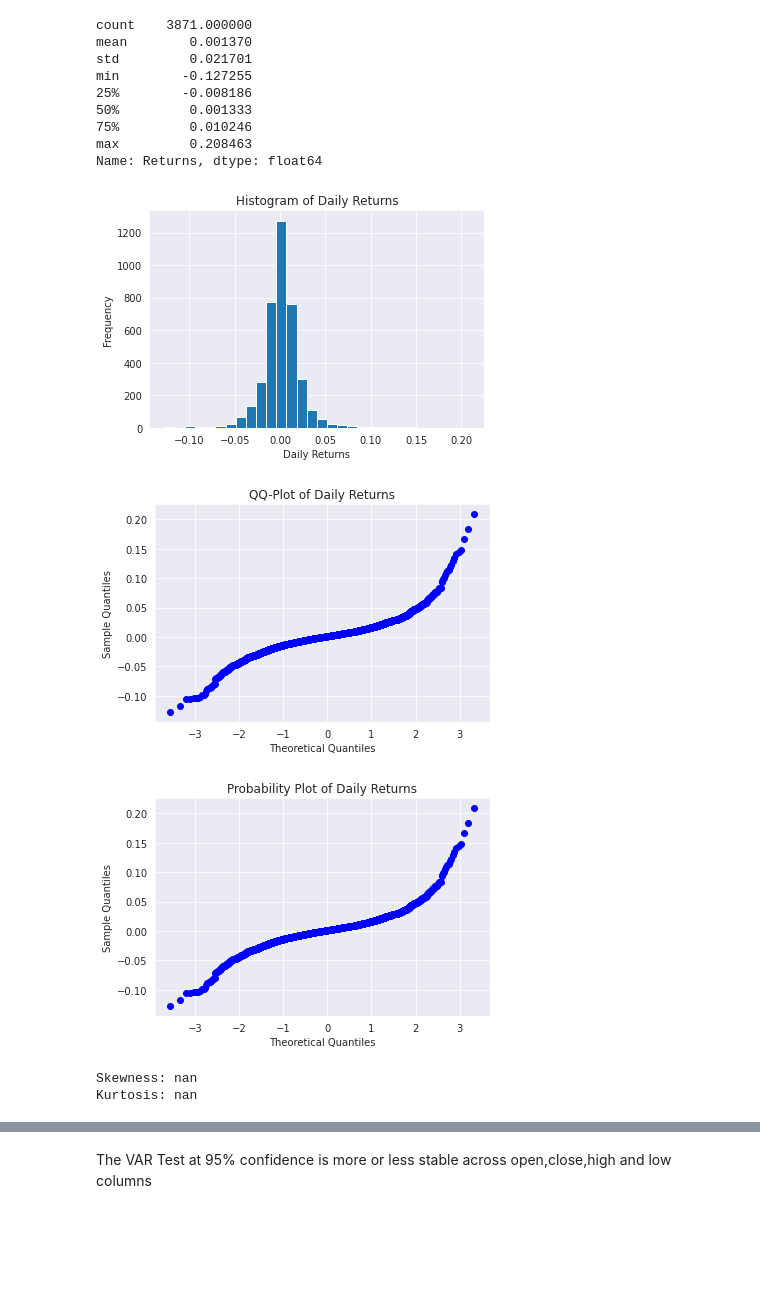
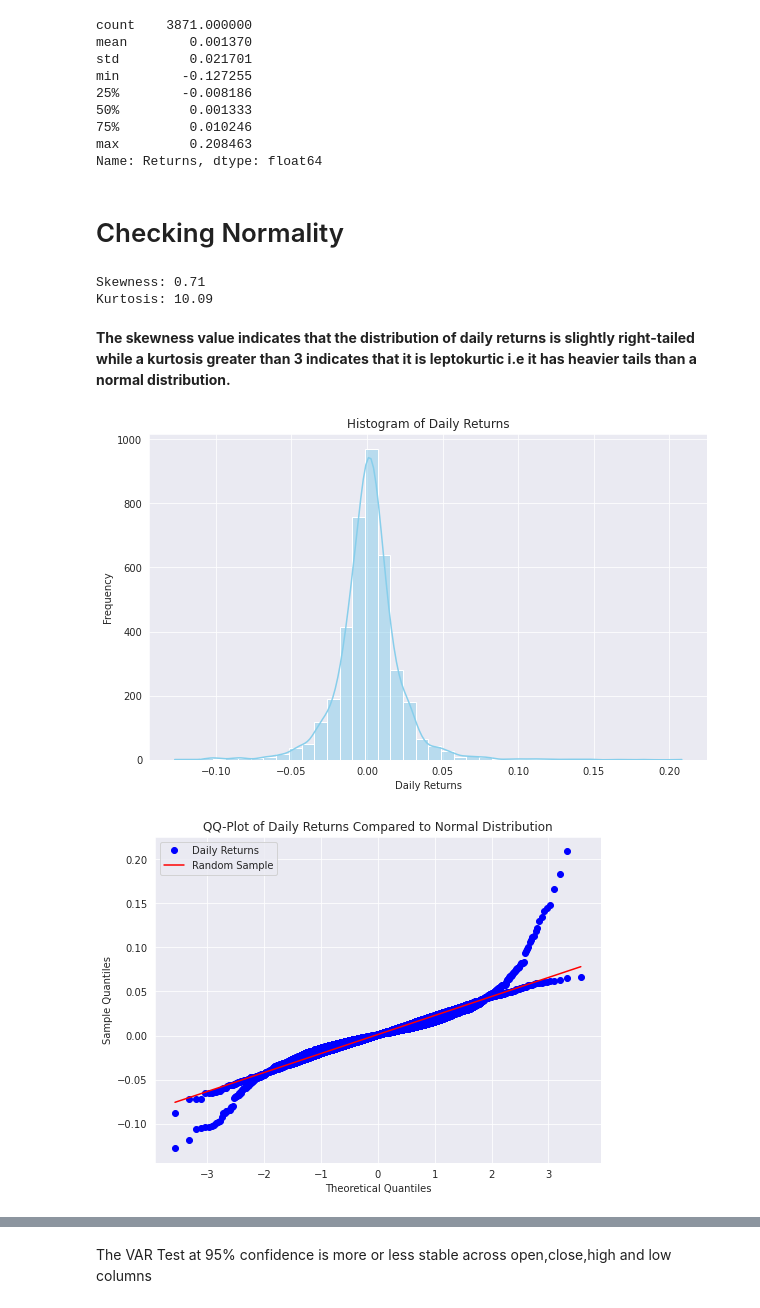
Before and after one commit to srijita1406/Machine-Learning-Projects, a Jupyter notebook: mastercard-stock-data.ipynb, the cells around one changed output, grey strips where cells are left out. Saved outputs shown, nothing was run; the diff lists cells and outputs as text; code cells hidden in the pictures; blank space fills up the shorter version.

```diff
--- a/mastercard-stock-data.ipynb
+++ b/mastercard-stock-data.ipynb
@@ -202,38 +312,54 @@ min        -0.127255
 75%         0.010246
 max         0.208463
 Name: Returns, dtype: float64
+# %% [markdown]
+# Checking Normality
+# %%
+from scipy.stats import skew, kurtosis
+
+# Calculate skewness and kurtosis of daily returns
+skewness = skew(df['Returns'].dropna())
+kurtosis = kurtosis(df['Returns'].dropna())
+
+print('Skewness: {:.2f}'.format(skewness))
+print('Kurtosis: {:.2f}'.format(kurtosis))
+# %% [output]
+Skewness: 0.71
+Kurtosis: 10.09
+# %% [markdown]
+**The skewness value indicates that the distribution of daily returns is slightly right-tailed while a kurtosis greater than 3 indicates that it is leptokurtic i.e it has  heavier tails than a normal distribution.**
+# %%
+import seaborn as sns
+
+# histogram of daily returns with KDE plot
+plt.figure(figsize=(10, 6))
+sns.histplot(df['Returns'], bins=40, kde=True, color='skyblue')
+plt.xlabel('Daily Returns')
+plt.ylabel('Frequency')
+plt.title('Histogram of Daily Returns')
+plt.show()
+# %% [output]
+[figure, added]
 # %%
-# Calculate skewness and kurtosis
-skewness = stats.skew(Returns)
-kurtosis = stats.kurtosis(Returns)
-
-# Create histogram of daily returns
-plt.hist(Returns, bins=30)
-plt.xlabel('Daily Returns')
-plt.ylabel('Frequency')
-plt.title('Histogram of Daily Returns')
-plt.show()
-
-# Create QQ-plot of daily returns
-stats.probplot(Returns, dist='norm', plot=plt)
+# Create QQ-plot of daily returns compared to a normal distribution
+plt.figure(figsize=(8, 6))
+stats.probplot(df['Returns'], dist='norm', plot=plt)
 plt.xlabel('Theoretical Quantiles')
 plt.ylabel('Sample Quantiles')
-plt.title('QQ-Plot of Daily Returns')
-plt.show()
+plt.title('QQ-Plot of Daily Returns Compared to Normal Distribution')
 
-# Create probability plot of daily returns
-stats.probplot(Returns, dist='norm', plot=plt, fit=True)
+# Generate a random sample from a normal distribution with the same size as daily returns
+random_sample = np.random.normal(np.mean(df['Returns']), np.std(df['Returns']), len(df['Returns']))
+
+# Create QQ-plot for the random sample
+stats.probplot(random_sample, dist='norm', plot=plt)
 plt.xlabel('Theoretical Quantiles')
 plt.ylabel('Sample Quantiles')
-plt.title('Probability Plot of Daily Returns')
+plt.title('QQ-Plot of Daily Returns Compared to Normal Distribution')
+
+#legends to differentiate between plots
+plt.legend(['Daily Returns', 'Random Sample'])
+
 plt.show()
-
-# Print skewness and kurtosis
-print('Skewness: {:.2f}'.format(skewness))
-print('Kurtosis: {:.2f}'.format(kurtosis))
 # %% [output]
-[figure, old version]
+[figure, new version]
-[figure, removed]
-[figure, removed]
-Skewness: nan
-Kurtosis: nan
```
Also changed, not shown: parts of 25 cells of this notebook.
